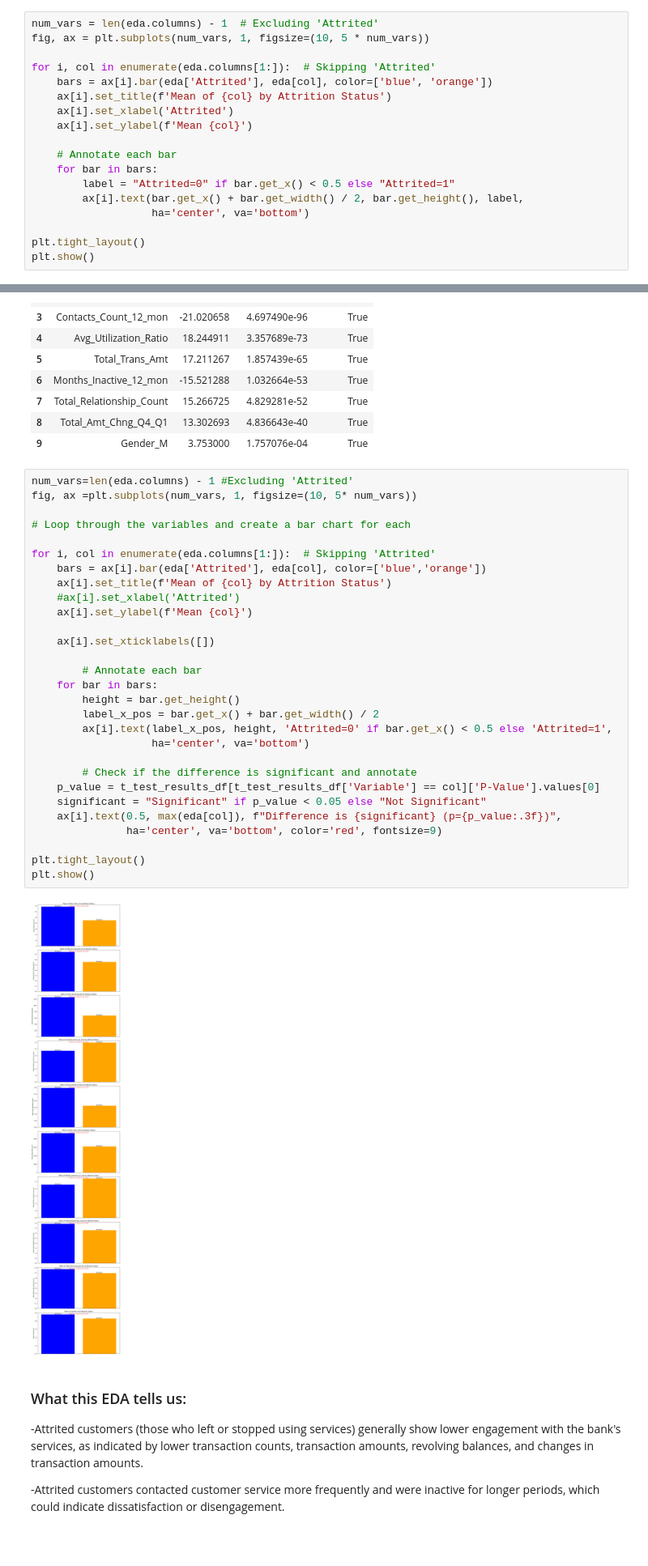
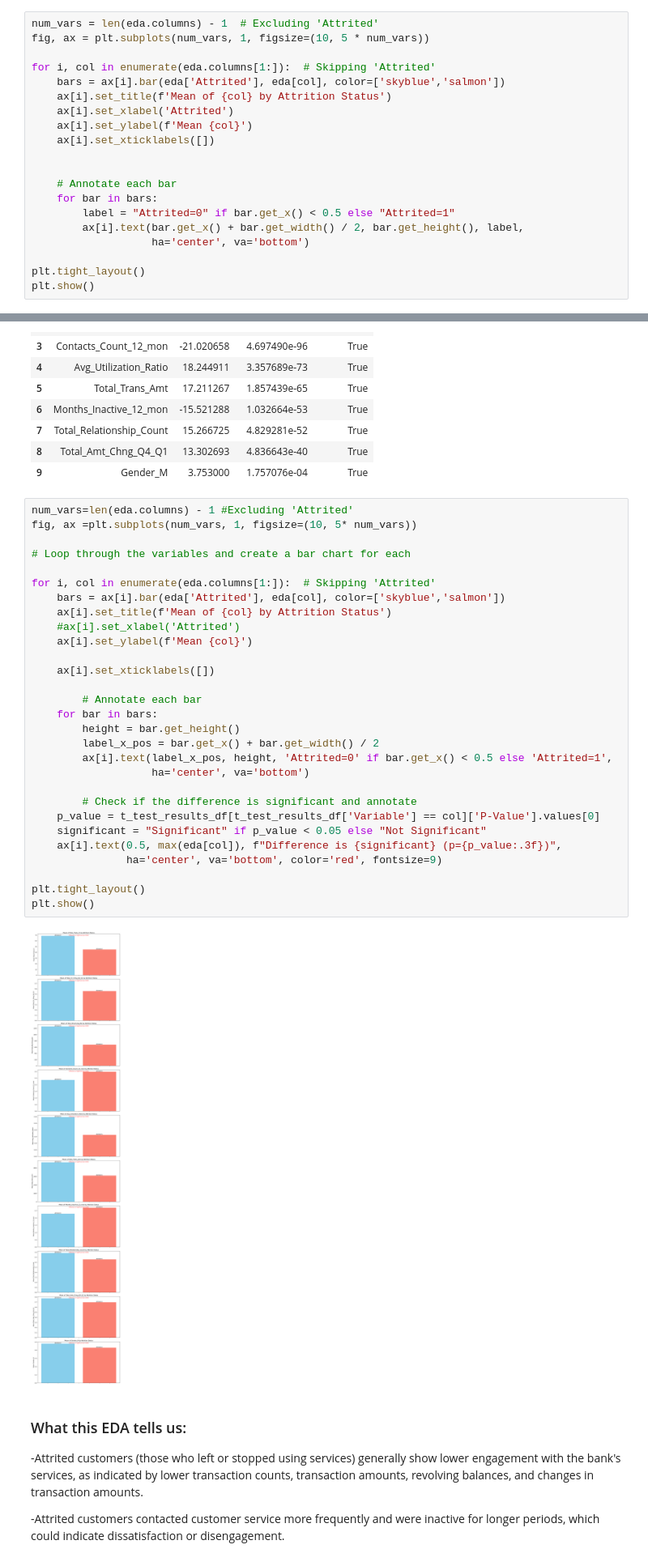
Before and after one commit to allenhardiman/gh_pages, a Jupyter notebook: Bank Attrition.ipynb, the cells around one changed output, grey strips where cells are left out. Shown at 81% size. Cells and saved outputs as stored; diff of their text form.

```diff
--- a/Bank Attrition.ipynb
+++ b/Bank Attrition.ipynb
@@ -83,10 +83,12 @@ num_vars = len(eda.columns) - 1  # Excluding 'Attrited'
 fig, ax = plt.subplots(num_vars, 1, figsize=(10, 5 * num_vars))
 
 for i, col in enumerate(eda.columns[1:]):  # Skipping 'Attrited'
-    bars = ax[i].bar(eda['Attrited'], eda[col], color=['blue', 'orange'])
+    bars = ax[i].bar(eda['Attrited'], eda[col], color=['skyblue','salmon'])
     ax[i].set_title(f'Mean of {col} by Attrition Status')
     ax[i].set_xlabel('Attrited')
     ax[i].set_ylabel(f'Mean {col}')
+    ax[i].set_xticklabels([])
+
 
     # Annotate each bar
     for bar in bars:
@@ -133,34 +135,34 @@ t_test_results_df
 # %%
 num_vars=len(eda.columns) - 1 #Excluding 'Attrited'
 fig, ax =plt.subplots(num_vars, 1, figsize=(10, 5* num_vars))
 
 # Loop through the variables and create a bar chart for each
 
 for i, col in enumerate(eda.columns[1:]):  # Skipping 'Attrited'
-    bars = ax[i].bar(eda['Attrited'], eda[col], color=['blue','orange'])
+    bars = ax[i].bar(eda['Attrited'], eda[col], color=['skyblue','salmon'])
     ax[i].set_title(f'Mean of {col} by Attrition Status')
     #ax[i].set_xlabel('Attrited')
     ax[i].set_ylabel(f'Mean {col}')
 
     ax[i].set_xticklabels([])
 
         # Annotate each bar
     for bar in bars:
         height = bar.get_height()
         label_x_pos = bar.get_x() + bar.get_width() / 2
         ax[i].text(label_x_pos, height, 'Attrited=0' if bar.get_x() < 0.5 else 'Attrited=1',
                    ha='center', va='bottom')
 
         # Check if the difference is significant and annotate
     p_value = t_test_results_df[t_test_results_df['Variable'] == col]['P-Value'].values[0]
     significant = "Significant" if p_value < 0.05 else "Not Significant"
     ax[i].text(0.5, max(eda[col]), f"Difference is {significant} (p={p_value:.3f})",
                ha='center', va='bottom', color='red', fontsize=9)
 
 plt.tight_layout()
 plt.show()
 # %% [output]
-[figure, old version]
+[figure, new version]
 # %% [markdown]
 ### What this EDA tells us:
 -Attrited customers (those who left or stopped using services) generally show lower engagement with the bank's services, as indicated by lower transaction counts, transaction amounts, revolving balances, and changes in transaction amounts.
```
Also changed, not shown: parts of 9 cells of this notebook.
